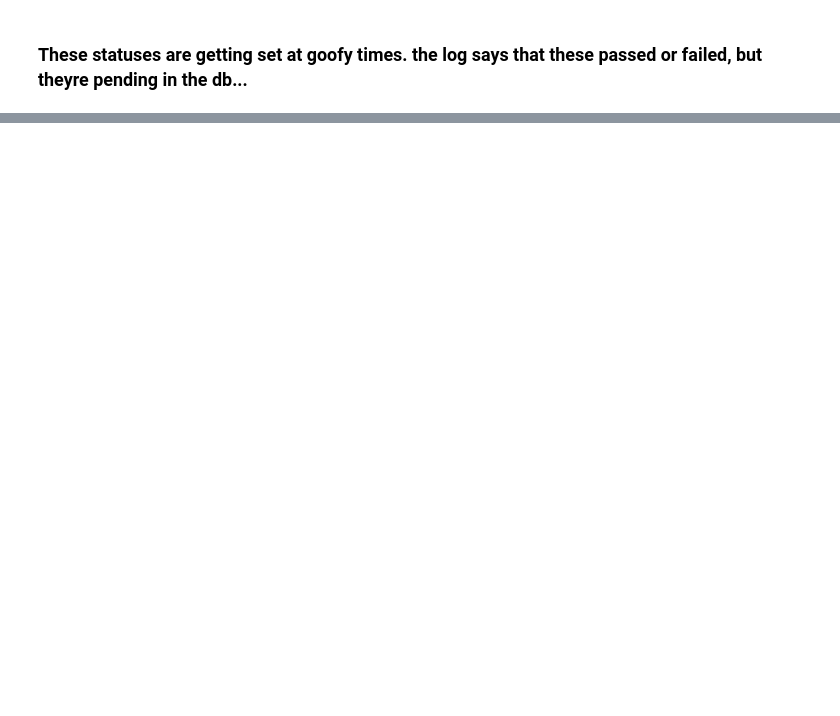
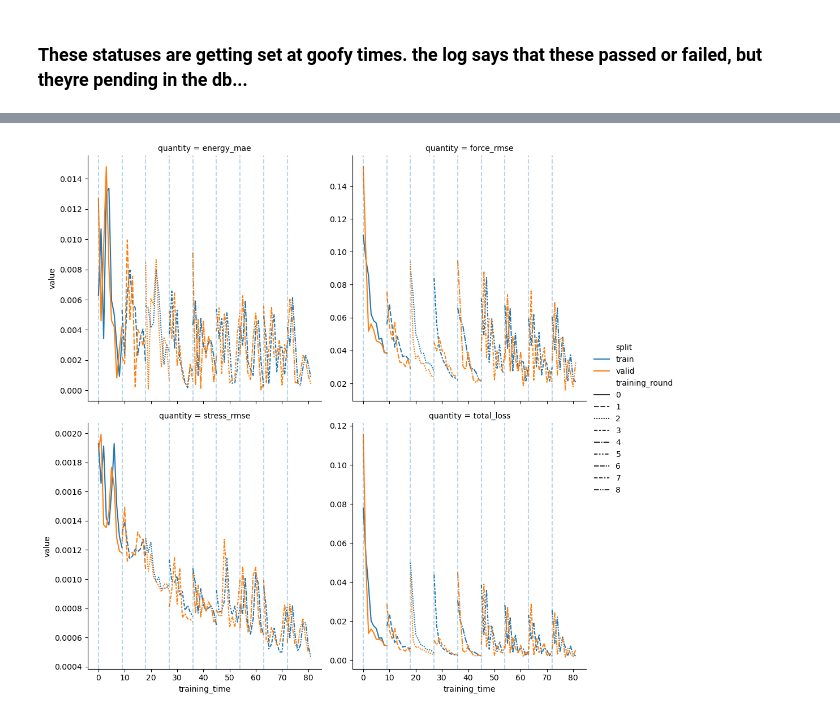
Before and after one commit to globus-labs/cascade, a Jupyter notebook: 3_cascade/1_sanity_check_run.ipynb, the cells around one changed output, grey strips where cells are left out. Cells and saved outputs as stored; diff of their text form; code cells hidden in the pictures; blank space fills up the shorter version.

Commit message:
plot training logs

```diff
--- a/3_cascade/1_sanity_check_run.ipynb
+++ b/3_cascade/1_sanity_check_run.ipynb
@@ -147,0 +169,2 @@ db.count_chunk_events_by_type(last_run_id)
+# %%
+training_logs = db.get_training_logs(last_run_id)
@@ -147,0 +207,48 @@ db.count_chunk_events_by_type(last_run_id)
+# %%
+df = training_logs.copy()
+# %%
+# --- sort ---
+df = df.sort_values(["training_round", "epoch"])
+
+# --- build continuous training_time ---
+round_max = df.groupby("training_round")["epoch"].max()
+offsets = round_max.cumsum().shift(fill_value=0)
+
+df["training_time"] = (
+    df["epoch"] +
+    df["training_round"].map(offsets)
+)
+
+# --- melt to long format ---
+df_long = df.melt(
+    id_vars=["training_round", "epoch", "training_time"],
+    var_name="metric",
+    value_name="value"
+)
+
+# --- split metric into quantity + split ---
+df_long[["quantity", "split"]] = (
+    df_long["metric"].str.rsplit("_", n=1, expand=True)
+)
+
+# --- plot ---
+g = sns.relplot(
+    data=df_long,
+    x="training_time",
+    y="value",
+    hue="split",                 # train vs valid
+    style="training_round",      # distinguish rounds
+    col="quantity",
+    kind="line",
+    col_wrap=2,
+    facet_kws={"sharey": False}
+)
+
+# --- add vertical round boundaries ---
+for ax in g.axes.flatten():
+    for boundary in offsets.values:
+        ax.axvline(boundary, linestyle="--", alpha=0.3)
+
+plt.show()
+# %% [output]
+[figure, added]
```
Also changed, not shown: parts of 17 cells of this notebook.
